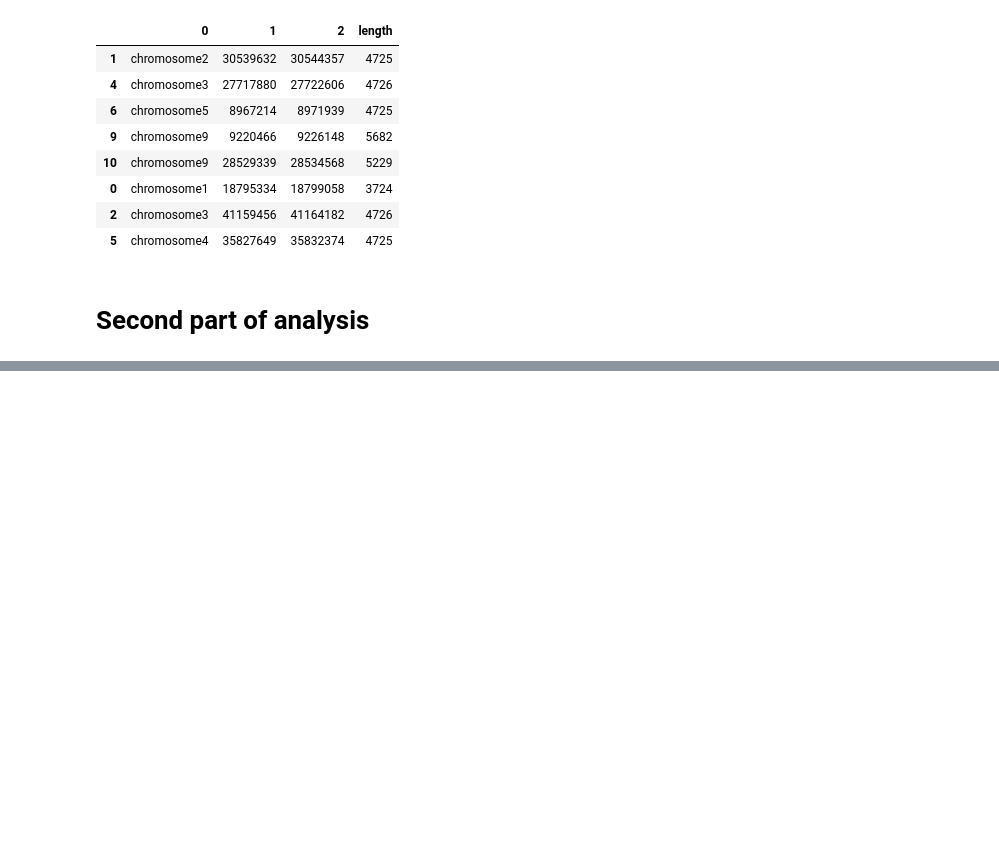
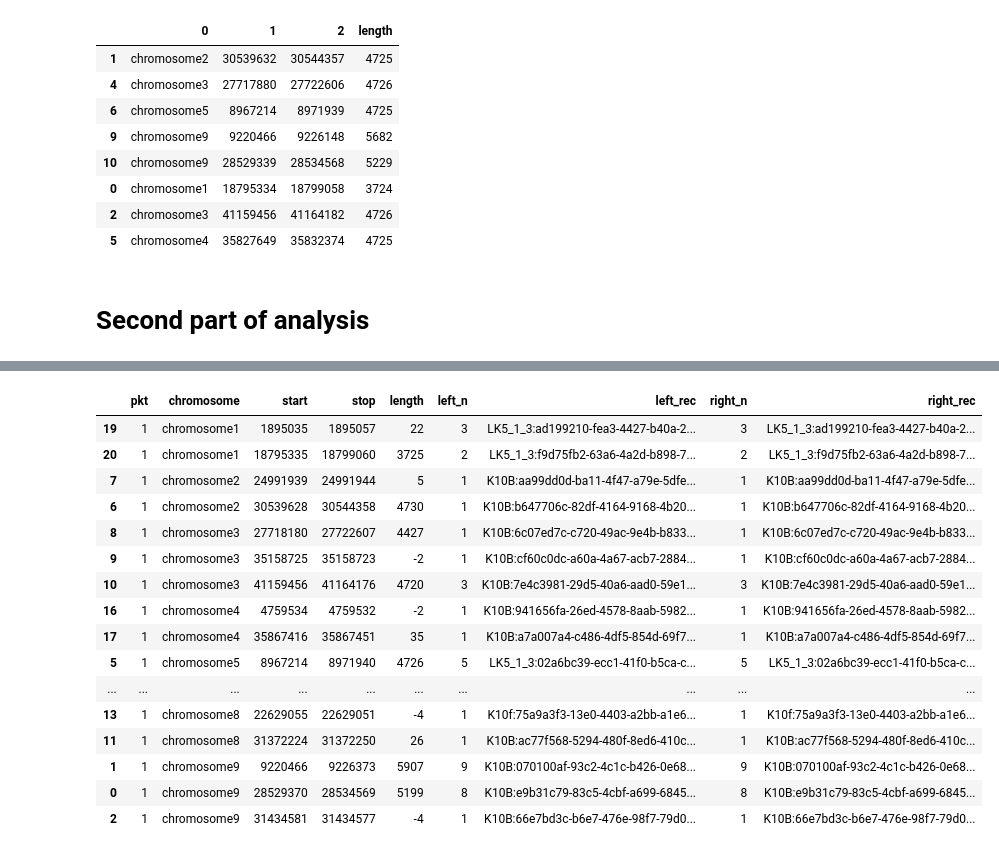
Before and after one commit to pkula/te_resolver, a Jupyter notebook: analysis.ipynb, the cells around one changed output, grey strips where cells are left out. Cells and saved outputs as stored; diff of their text form; code cells hidden in the pictures; blank space fills up the shorter version.

```diff
--- a/analysis.ipynb
+++ b/analysis.ipynb
@@ -463,0 +580,4 @@ def save_report(data):
+# %%
+filename = "zizwa"
+service = SecondService(filename, te_name)
+raw_report = service.run(False)
@@ -463,0 +755,20 @@ def save_report(data):
+# %%
+first_report
+# %% [output]
+|  | pkt | chromosome | start | stop | length | left_n | left_rec | right_n | right_rec |
+| 19 | 1 | chromosome1 | 1895035 | 1895057 | 22 | 3 | LK5_1_3:ad199210-fea3-4427-b40a-2... | 3 | LK5_1_3:ad199210-fea3-4427-b40a-2... |
+| 20 | 1 | chromosome1 | 18795335 | 18799060 | 3725 | 2 | LK5_1_3:f9d75fb2-63a6-4a2d-b898-7... | 2 | LK5_1_3:f9d75fb2-63a6-4a2d-b898-7... |
+| 7 | 1 | chromosome2 | 24991939 | 24991944 | 5 | 1 | K10B:aa99dd0d-ba11-4f47-a79e-5dfe... | 1 | K10B:aa99dd0d-ba11-4f47-a79e-5dfe... |
+| 6 | 1 | chromosome2 | 30539628 | 30544358 | 4730 | 1 | K10B:b647706c-82df-4164-9168-4b20... | 1 | K10B:b647706c-82df-4164-9168-4b20... |
+| 8 | 1 | chromosome3 | 27718180 | 27722607 | 4427 | 1 | K10B:6c07ed7c-c720-49ac-9e4b-b833... | 1 | K10B:6c07ed7c-c720-49ac-9e4b-b833... |
+| 9 | 1 | chromosome3 | 35158725 | 35158723 | -2 | 1 | K10B:cf60c0dc-a60a-4a67-acb7-2884... | 1 | K10B:cf60c0dc-a60a-4a67-acb7-2884... |
+| 10 | 1 | chromosome3 | 41159456 | 41164176 | 4720 | 3 | K10B:7e4c3981-29d5-40a6-aad0-59e1... | 3 | K10B:7e4c3981-29d5-40a6-aad0-59e1... |
+| 16 | 1 | chromosome4 | 4759534 | 4759532 | -2 | 1 | K10B:941656fa-26ed-4578-8aab-5982... | 1 | K10B:941656fa-26ed-4578-8aab-5982... |
+| 17 | 1 | chromosome4 | 35867416 | 35867451 | 35 | 1 | K10B:a7a007a4-c486-4df5-854d-69f7... | 1 | K10B:a7a007a4-c486-4df5-854d-69f7... |
+| 5 | 1 | chromosome5 | 8967214 | 8971940 | 4726 | 5 | LK5_1_3:02a6bc39-ecc1-41f0-b5ca-c... | 5 | LK5_1_3:02a6bc39-ecc1-41f0-b5ca-c... |
+| ... | ... | ... | ... | ... | ... | ... | ... | ... | ... |
+| 13 | 1 | chromosome8 | 22629055 | 22629051 | -4 | 1 | K10f:75a9a3f3-13e0-4403-a2bb-a1e6... | 1 | K10f:75a9a3f3-13e0-4403-a2bb-a1e6... |
+| 11 | 1 | chromosome8 | 31372224 | 31372250 | 26 | 1 | K10B:ac77f568-5294-480f-8ed6-410c... | 1 | K10B:ac77f568-5294-480f-8ed6-410c... |
+| 1 | 1 | chromosome9 | 9220466 | 9226373 | 5907 | 9 | K10B:070100af-93c2-4c1c-b426-0e68... | 9 | K10B:070100af-93c2-4c1c-b426-0e68... |
+| 0 | 1 | chromosome9 | 28529370 | 28534569 | 5199 | 8 | K10B:e9b31c79-83c5-4cbf-a699-6845... | 8 | K10B:e9b31c79-83c5-4cbf-a699-6845... |
+| 2 | 1 | chromosome9 | 31434581 | 31434577 | -4 | 1 | K10B:66e7bd3c-b6e7-476e-98f7-79d0... | 1 | K10B:66e7bd3c-b6e7-476e-98f7-79d0... |
```
Also changed, not shown: parts of 18 cells of this notebook.
